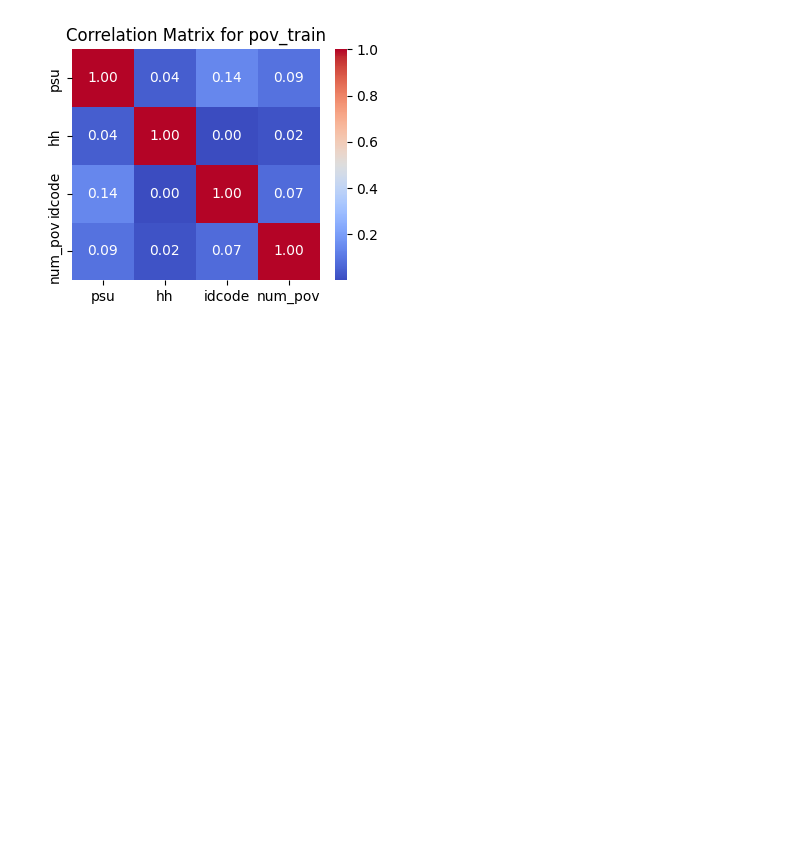
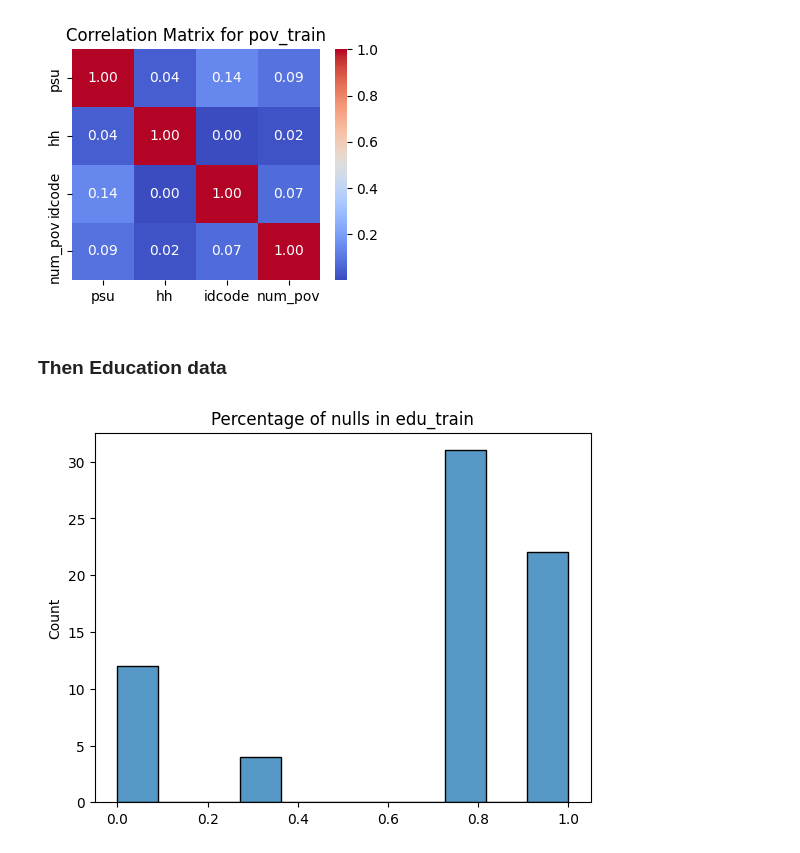
Before and after one commit to BorisLeung/STA841Kaggle, a Jupyter notebook: eda.ipynb, the cells around one changed output. Cells and saved outputs as stored; diff of their text form; code cells hidden in the pictures; blank space fills up the shorter version.

Commit message:
Add some eda to edu_train

```diff
--- a/eda.ipynb
+++ b/eda.ipynb
@@ -61,3 +61,14 @@ plt.title('Correlation Matrix for pov_train')
 plt.show()
 # %% [output]
 [figure]
+# %% [markdown]
+### Then Education data
+# %%
+# there are a lot of nulls in the data
+# we might as well just take the columns that have less than 50% nulls
+# since we also have too many features to work with
+sns.histplot(edu_train.isnull().sum(axis=0) / edu_train.shape[0])
+plt.title('Percentage of nulls in edu_train')
+plt.show()
+# %% [output]
+[figure, added]
```
Also changed, not shown: parts of 1 cell of this notebook.
